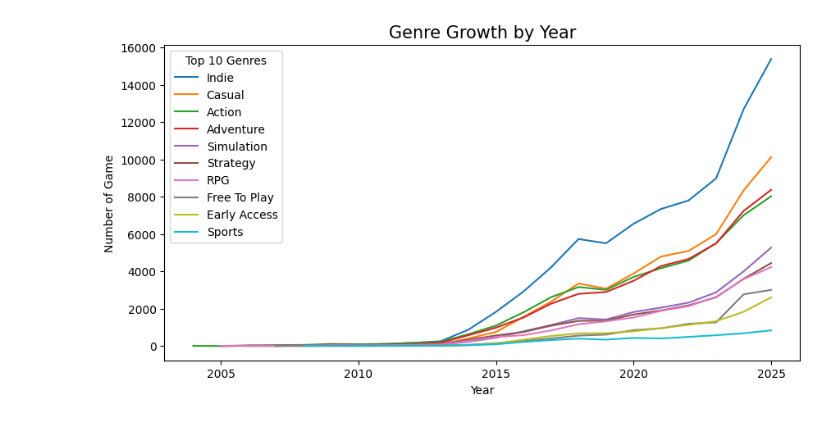
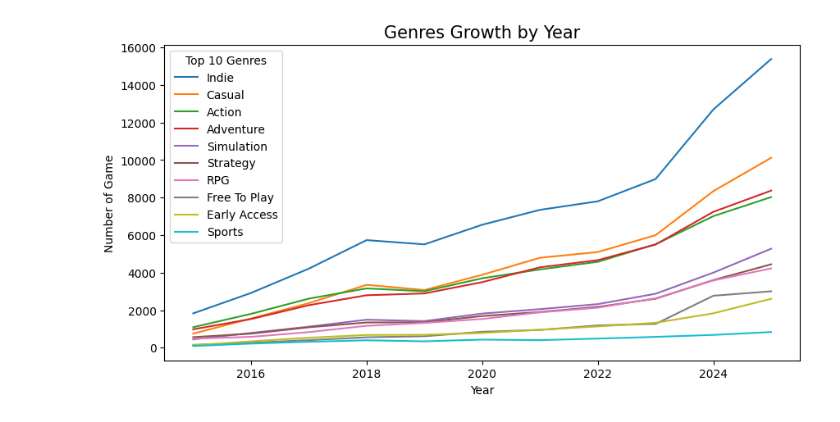
Before and after one commit to ngtrmquang/Steam-Games-Analysis, a Jupyter notebook: 02_Market_Overview.ipynb, the cells around one changed output. Saved outputs shown, nothing was run; the diff lists cells and outputs as text; code cells hidden in the pictures.

Commit message:
add some plot

```diff
--- a/02_Market_Overview.ipynb
+++ b/02_Market_Overview.ipynb
@@ -40,0 +47,19 @@ plt.show()
+# %%
+plot1 = df2['genres'].value_counts().head(10)
+plot2 = df2.groupby('genres')['mean_estimated_owners'].sum().sort_values(ascending=False).head(10)
+
+fig, ax = plt.subplots(1,2, figsize=(10,5))
+
+sns.barplot(x=plot1.values, y=plot1.index, hue=plot1.index, palette="Set1", ax=ax[0])
+ax[0].set_xlabel('Number of Game')
+ax[0].set_ylabel('')
+ax[0].set_title('Top 10 Genres with Most Titles on Steam')
+
+sns.barplot(x=plot2.values, y=plot2.index, hue=plot2.index, palette="Set2", ax=ax[1])
+ax[1].xaxis.set_major_formatter(ticker.FuncFormatter(lambda x, pos: f'{x*1e-9:.0f}'))
+ax[1].set_xlabel('Number of Owners (Billion)')
+ax[1].set_ylabel('')
+ax[1].set_title('Top 10 Genres with Most Owners on Steam')
+
+fig.tight_layout()
+plt.show()
@@ -54,3 +70,7 @@ top10index = df2['genres'].value_counts().head(10).index
+# %%
+df2 = df.copy()
+# %%
+df2 = df2[(df2['release_year'] > 2014) & (df2['release_year'] < 2026)].sort_values(by='release_year')
+df2 = df2[['appID', 'mean_estimated_owners', 'genres', 'release_year']].explode('genres')
 # %%
-df2 = df2.pivot_table(values='genres', index='release_year', columns='genres', aggfunc='size')[top10index]
-df2
+plot3 = df2.pivot_table( index='release_year', columns='genres', aggfunc='size')[plot1.index]
@@ -76,10 +77,10 @@ df2
 # %%
 fig, ax = plt.subplots(figsize=(10, 5))
-sns.lineplot(data=df2, palette="tab10", dashes=False)
+sns.lineplot(data=plot3, palette="tab10", dashes=False)
 plt.xlabel('Year')
 plt.ylabel('Number of Game')
 plt.legend(title="Top 10 Genres")
-plt.title('Genre Growth by Year', fontsize=15)
+plt.title('Genres Growth by Year', fontsize=15)
 plt.show()
 # %% [output]
-[figure, old version]
+[figure, new version]
```
Also changed, not shown: parts of 18 cells of this notebook.
